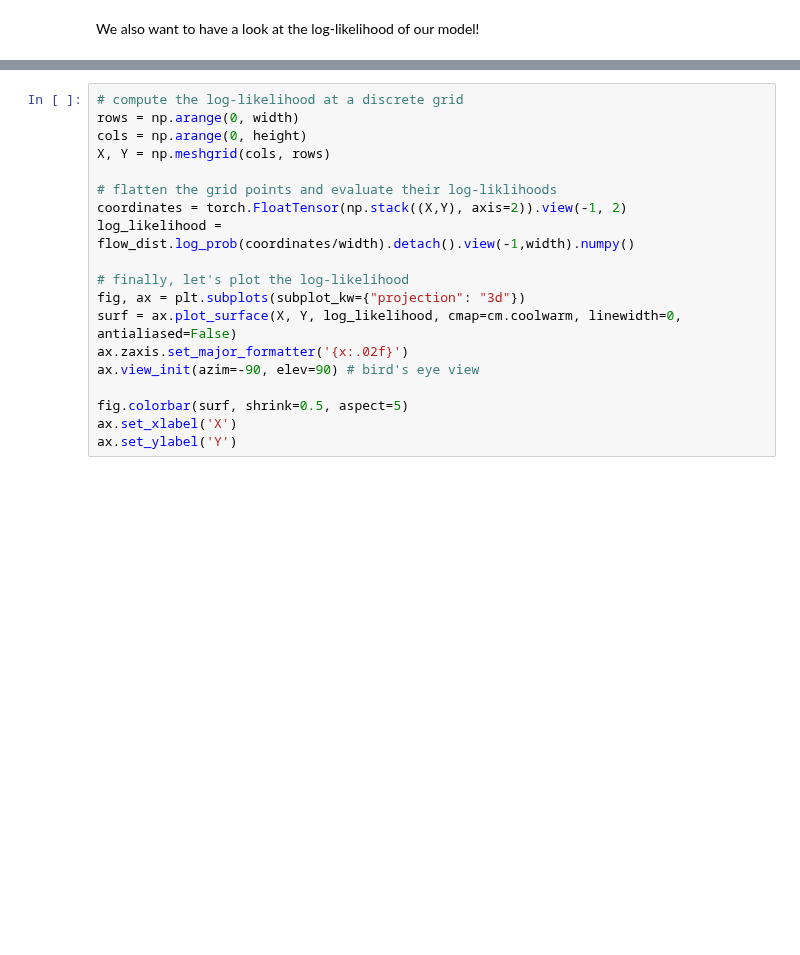
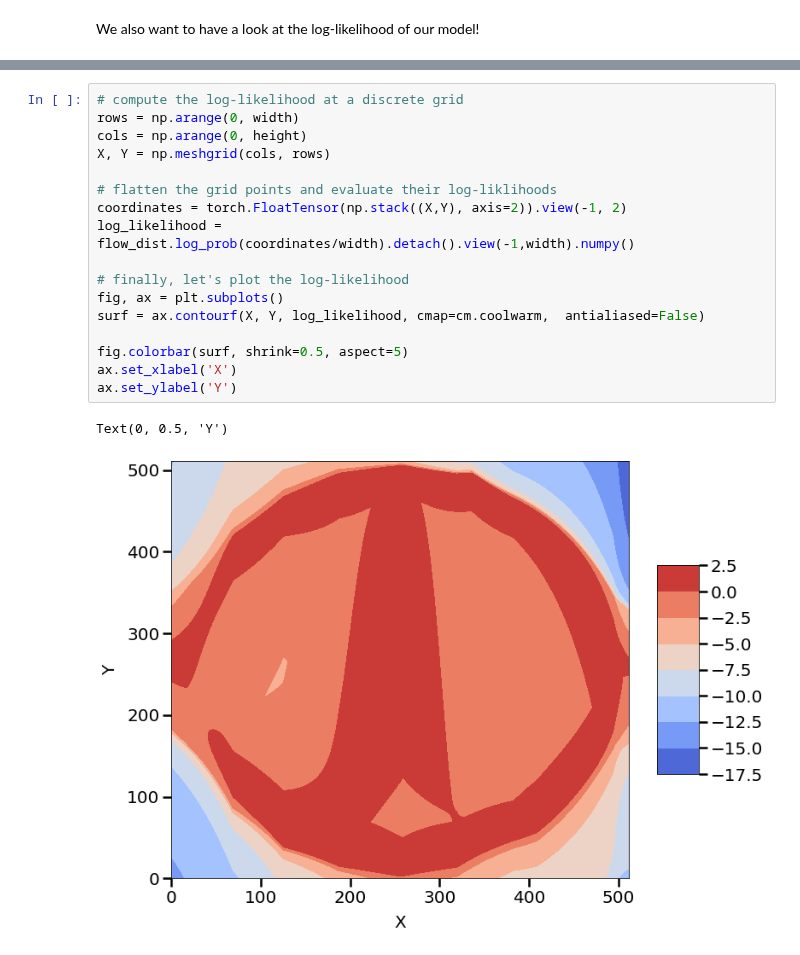
Before and after one commit to FelixSto/NSP_Assignments, a Jupyter notebook: notebooks/assignments/1-6-flows.ipynb, the cells around one changed output, grey strips where cells are left out. Cells and saved outputs as stored; diff of their text form; blank space fills up the shorter version.

```diff
--- a/notebooks/assignments/1-6-flows.ipynb
+++ b/notebooks/assignments/1-6-flows.ipynb
@@ -75,19 +151,20 @@ We also want to have a look at the log-likelihood of our model!
 # %%
 # compute the log-likelihood at a discrete grid
 rows = np.arange(0, width)
 cols = np.arange(0, height)
 X, Y = np.meshgrid(cols, rows)
 
 # flatten the grid points and evaluate their log-liklihoods
 coordinates = torch.FloatTensor(np.stack((X,Y), axis=2)).view(-1, 2)
 log_likelihood = flow_dist.log_prob(coordinates/width).detach().view(-1,width).numpy()
 
 # finally, let's plot the log-likelihood
-fig, ax = plt.subplots(subplot_kw={"projection": "3d"})
-surf = ax.plot_surface(X, Y, log_likelihood, cmap=cm.coolwarm, linewidth=0, antialiased=False)
-ax.zaxis.set_major_formatter('{x:.02f}')
-ax.view_init(azim=-90, elev=90) # bird's eye view
+fig, ax = plt.subplots()
+surf = ax.contourf(X, Y, log_likelihood, cmap=cm.coolwarm,  antialiased=False)
 
 fig.colorbar(surf, shrink=0.5, aspect=5)
 ax.set_xlabel('X')
 ax.set_ylabel('Y')
+# %% [output]
+Text(0, 0.5, 'Y')
+[figure, added]
```
Also changed, not shown: parts of 11 cells of this notebook, 4 other files.
